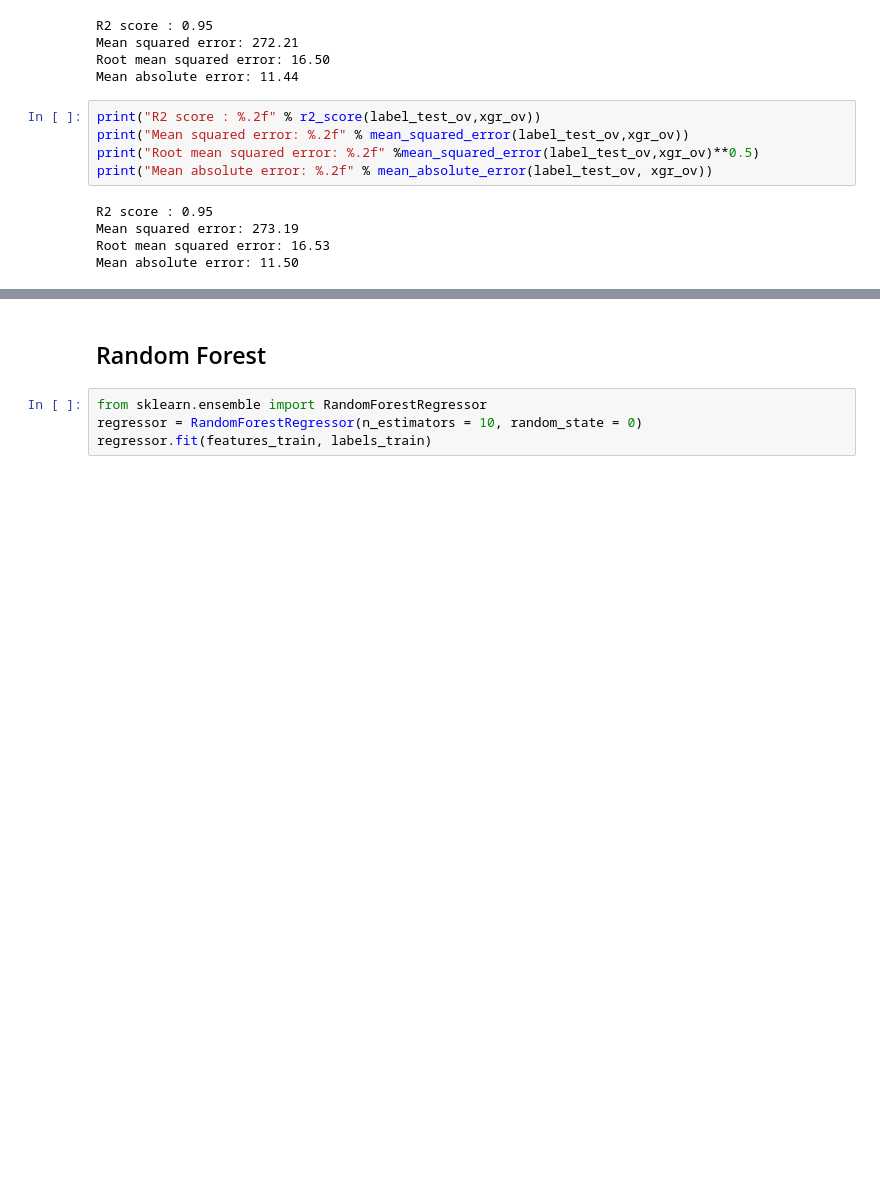
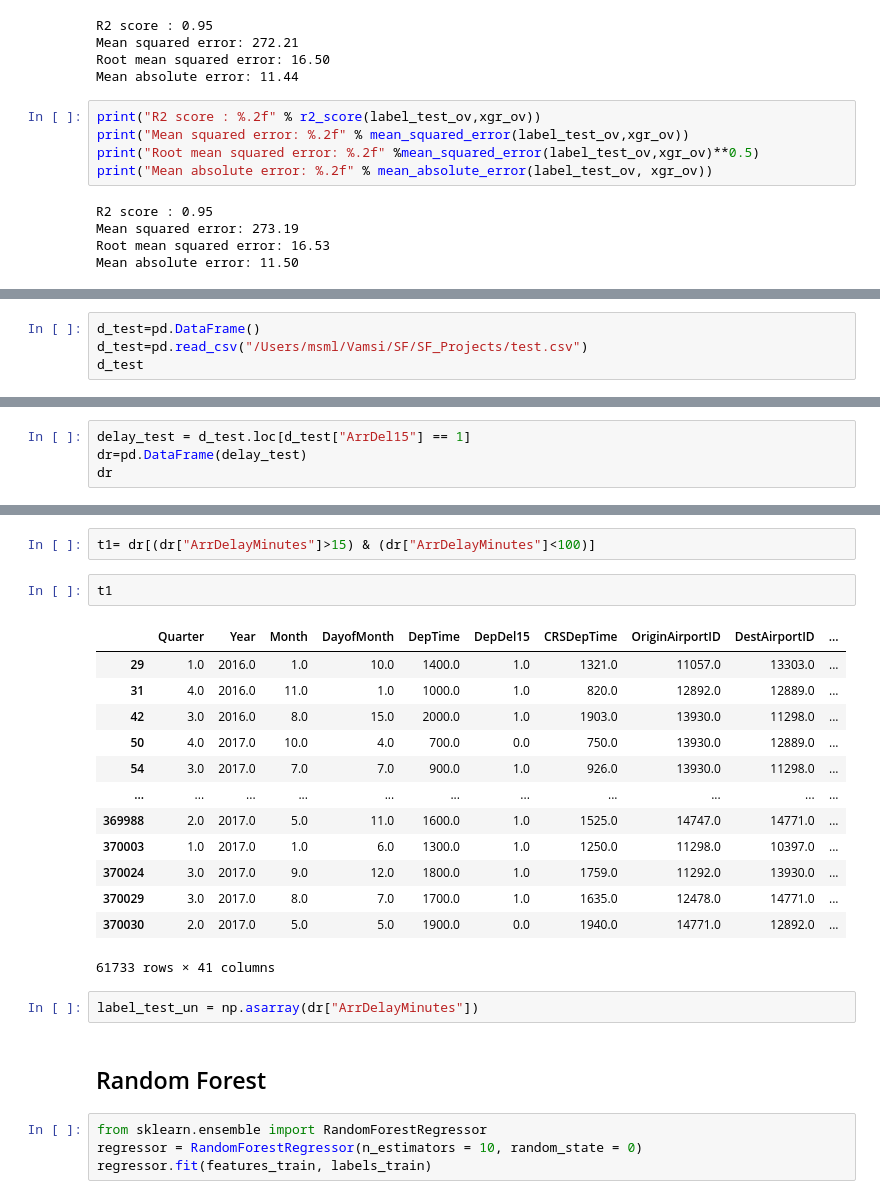
Before and after one commit to AMVamsi/Flight_Delay_Prediction, a Jupyter notebook: Regression .ipynb, the cells around one changed output, grey strips where cells are left out. Drawn from its saved outputs; the diff is of its cells as text; blank space fills up the shorter version.

```diff
--- a/Regression .ipynb
+++ b/Regression .ipynb
@@ -349,0 +422,4 @@ Mean absolute error: 11.50
+# %%
+d_test=pd.DataFrame()
+d_test=pd.read_csv("/Users/msml/Vamsi/SF/SF_Projects/test.csv")
+d_test
@@ -349,0 +440,4 @@ Mean absolute error: 11.50
+# %%
+delay_test = d_test.loc[d_test["ArrDel15"] == 1]
+dr=pd.DataFrame(delay_test)
+dr
@@ -350,3 +458,23 @@ Mean absolute error: 11.50
+# %%
+t1= dr[(dr["ArrDelayMinutes"]>15) & (dr["ArrDelayMinutes"]<100)]
+# %%
+t1
+# %% [output]
+|  | Quarter | Year | Month | DayofMonth | DepTime | DepDel15 | CRSDepTime | OriginAirportID | DestAirportID | ... |
+| 29 | 1.0 | 2016.0 | 1.0 | 10.0 | 1400.0 | 1.0 | 1321.0 | 11057.0 | 13303.0 | ... |
+| 31 | 4.0 | 2016.0 | 11.0 | 1.0 | 1000.0 | 1.0 | 820.0 | 12892.0 | 12889.0 | ... |
+| 42 | 3.0 | 2016.0 | 8.0 | 15.0 | 2000.0 | 1.0 | 1903.0 | 13930.0 | 11298.0 | ... |
+| 50 | 4.0 | 2017.0 | 10.0 | 4.0 | 700.0 | 0.0 | 750.0 | 13930.0 | 12889.0 | ... |
+| 54 | 3.0 | 2017.0 | 7.0 | 7.0 | 900.0 | 1.0 | 926.0 | 13930.0 | 11298.0 | ... |
+| ... | ... | ... | ... | ... | ... | ... | ... | ... | ... | ... |
+| 369988 | 2.0 | 2017.0 | 5.0 | 11.0 | 1600.0 | 1.0 | 1525.0 | 14747.0 | 14771.0 | ... |
+| 370003 | 1.0 | 2017.0 | 1.0 | 6.0 | 1300.0 | 1.0 | 1250.0 | 11298.0 | 10397.0 | ... |
+| 370024 | 3.0 | 2017.0 | 9.0 | 12.0 | 1800.0 | 1.0 | 1759.0 | 11292.0 | 13930.0 | ... |
+| 370029 | 3.0 | 2017.0 | 8.0 | 7.0 | 1700.0 | 1.0 | 1635.0 | 12478.0 | 14771.0 | ... |
+| 370030 | 2.0 | 2017.0 | 5.0 | 5.0 | 1900.0 | 0.0 | 1940.0 | 14771.0 | 12892.0 | ... |
+61733 rows × 41 columns
+# %%
+label_test_un = np.asarray(dr["ArrDelayMinutes"])
 # %% [markdown]
 ## Random Forest
 # %%
```
Also changed, not shown: parts of 23 cells of this notebook.
